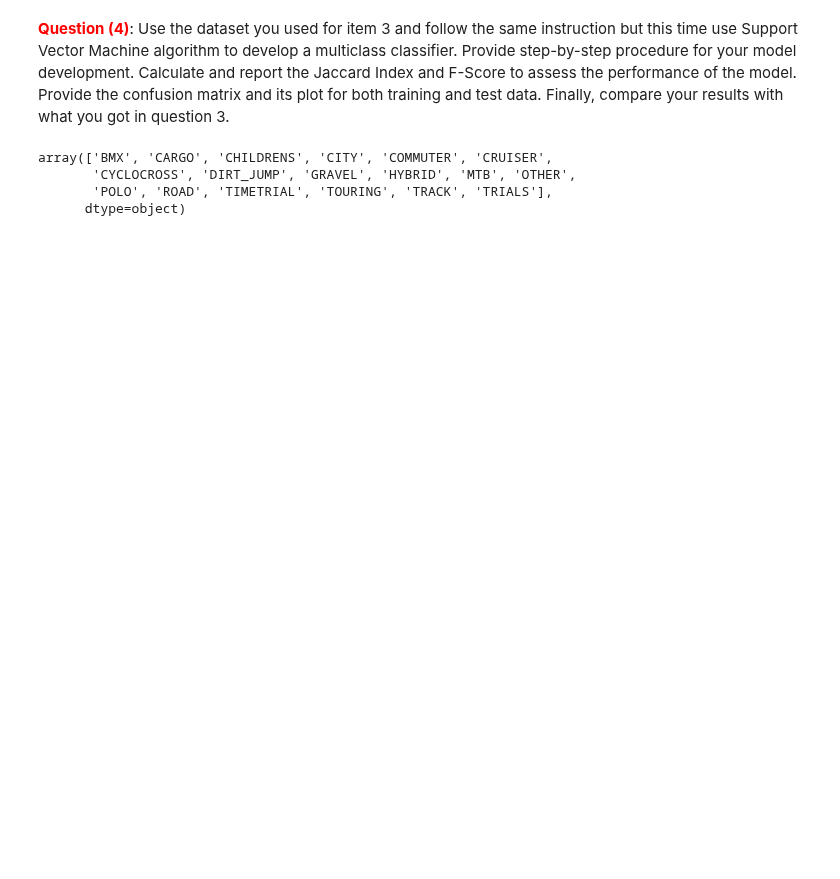
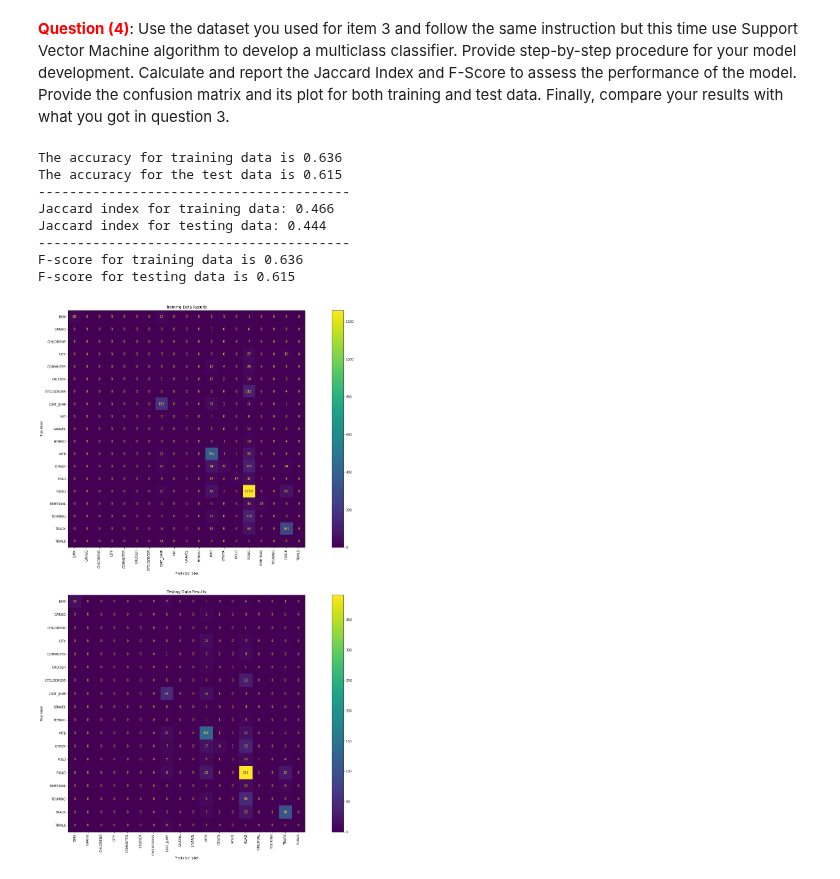
Before and after one commit to yairg98/Data-Driven-Problem-Solving, a Jupyter notebook: Homework 6/Homework_6.ipynb, the cells around one changed output. Cells and saved outputs as stored; diff of their text form; code cells hidden in the pictures; blank space fills up the shorter version.

```diff
--- a/Homework 6/Homework_6.ipynb
+++ b/Homework 6/Homework_6.ipynb
@@ -184,7 +208,7 @@ axs[1].title.set_text("Testing Data Results")
 from sklearn.svm import SVC
 
 # Create SVM classifier
-classifier = SVC(kernel = 'rbf', C = 0.1,gamma=30)
+classifier = SVC(kernel = 'rbf', C = 0.35)
 
 # Fit classifier to training data
 classifier.fit(x_train,y_train)
@@ -192,8 +216,56 @@ classifier.fit(x_train,y_train)
 # Use classifier to make predictions for training and testing data
 yhatTest=classifier.predict(x_test)
 yhatTrain=classifier.predict(x_train)
-# %% [output]
-array(['BMX', 'CARGO', 'CHILDRENS', 'CITY', 'COMMUTER', 'CRUISER',
-       'CYCLOCROSS', 'DIRT_JUMP', 'GRAVEL', 'HYBRID', 'MTB', 'OTHER',
-       'POLO', 'ROAD', 'TIMETRIAL', 'TOURING', 'TRACK', 'TRIALS'],
-      dtype=object)
+# %%
+# Accuracy score
+acc_scoreTrain = accuracy_score(y_train,yhatTrain)
+acc_scoreTest = accuracy_score(y_test,yhatTest)
+print(f'The accuracy for training data is {acc_scoreTrain:0.3f}')
+print(f'The accuracy for the test data is {acc_scoreTest:0.3f}')
+
+print("-"*40)
+
+# Calculate Jaccard index
+J_scoreTrain = jaccard_score(y_train,yhatTrain, average='micro')
+J_scoreTest = jaccard_score(y_test,yhatTest, average='micro')
+print(f'Jaccard index for training data: {J_scoreTrain:0.3f}')
+print(f'Jaccard index for testing data: {J_scoreTest:.3f}')
+
+print("-"*40)
+
+# Calculate F-score
+F_scoreTrain = f1_score(y_train,yhatTrain, average='micro')
+F_scoreTest = f1_score(y_test,yhatTest, average='micro')
+print(f'F-score for training data is {F_scoreTrain:0.3f}')
+print(f'F-score for testing data is {F_scoreTest:0.3f}')
+
+# Create training and testing confusion matrices
+CM_scoreTrain = confusion_matrix(y_train,yhatTrain)   # possible option normalize='true'
+CM_scoreTest = confusion_matrix(y_test,yhatTest)   # possible option normalize='true'
+
+# Create figure with subplots
+fig, axs = plt.subplots(nrows=2, ncols=1, figsize=(30,30))
+
+# Plot training data confusion matrix
+labels_train = pd.unique(y_train)
+labels_train.sort()
+dispTr=ConfusionMatrixDisplay(CM_scoreTrain, display_labels=labels_train)
+dispTr.plot(ax=axs[0], xticks_rotation='vertical');
+axs[0].title.set_text("Training Data Results")
+
+# Plot testing data confusion matrix
+labels_test = pd.unique(y_test)
+labels_test.sort()
+dispTs=ConfusionMatrixDisplay(CM_scoreTest, display_labels=labels_test)
+dispTs.plot(ax=axs[1], xticks_rotation='vertical');
+axs[1].title.set_text("Testing Data Results")
+# %% [output]
+The accuracy for training data is 0.636
+The accuracy for the test data is 0.615
+----------------------------------------
+Jaccard index for training data: 0.466
+Jaccard index for testing data: 0.444
+----------------------------------------
+F-score for training data is 0.636
+F-score for testing data is 0.615
+[figure, added]
```
Also changed, not shown: parts of 3 cells of this notebook.
